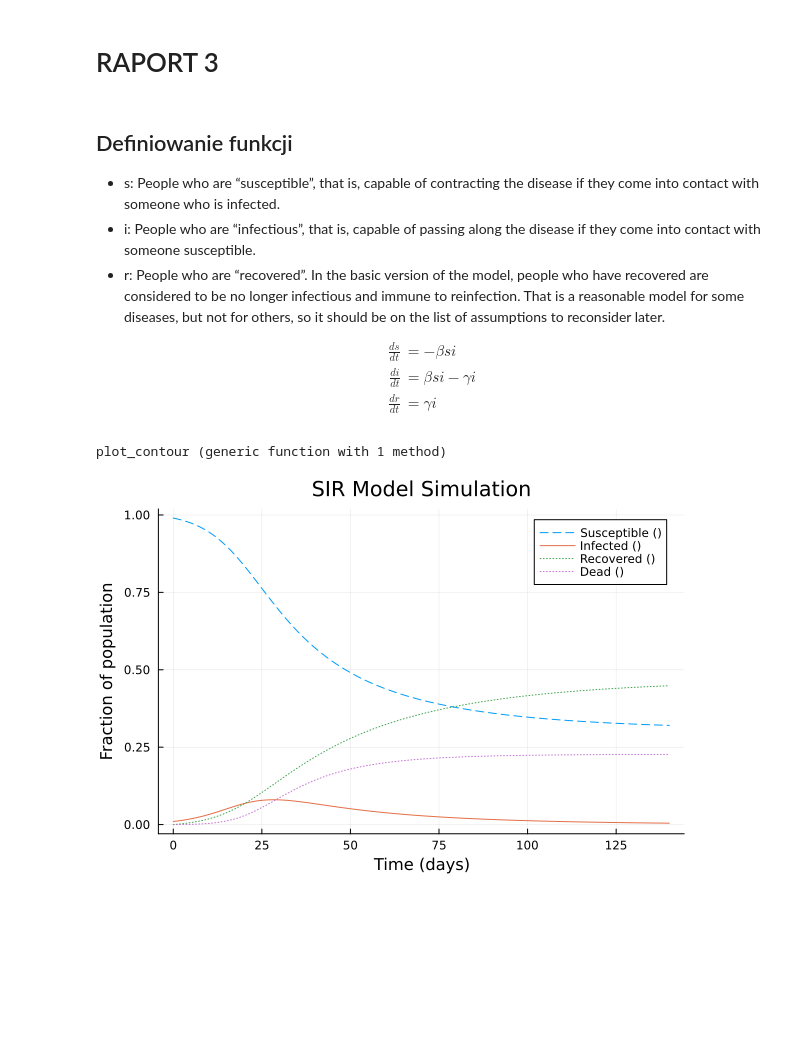
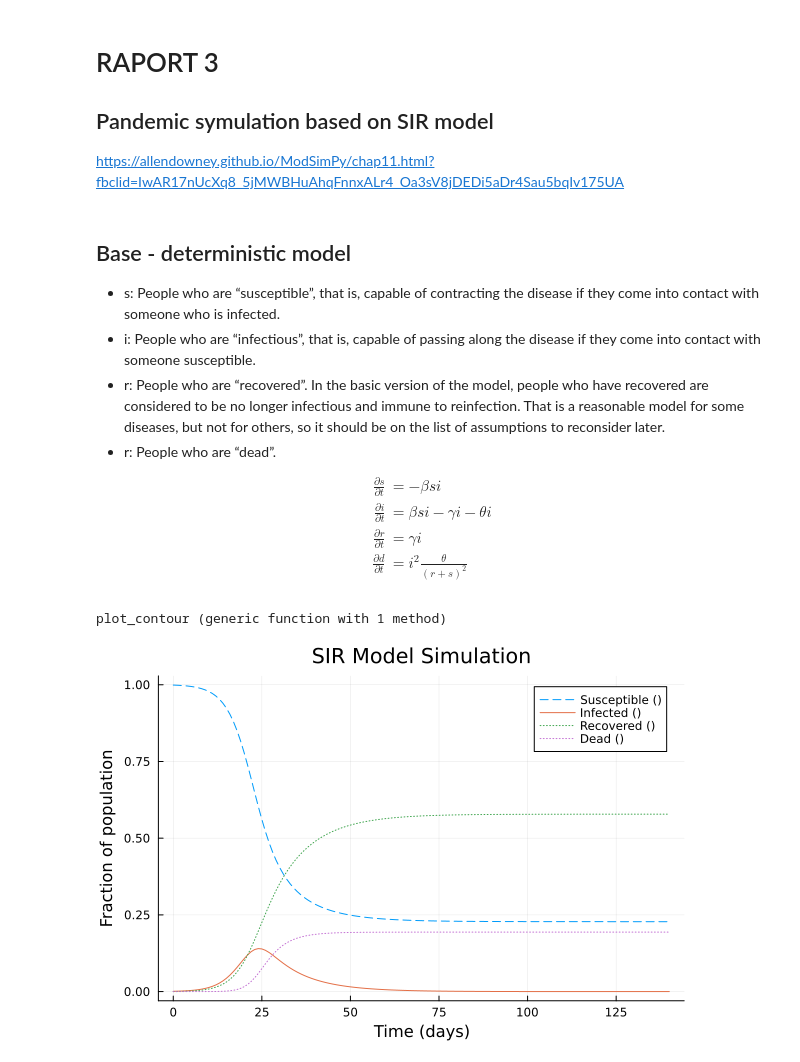
Before and after one commit to zuzannadawid/raport3, a Jupyter notebook: SIR simulation.ipynb, the cells around one changed output. Saved outputs shown, nothing was run; the diff lists cells and outputs as text; code cells hidden in the pictures; blank space fills up the shorter version.

```diff
--- a/SIR simulation.ipynb
+++ b/SIR simulation.ipynb
@@ -1,3 +1,5 @@
 # %% [markdown]
 # RAPORT 3
+## Pandemic symulation based on SIR model
+https://allendowney.github.io/ModSimPy/chap11.html?fbclid=IwAR17nUcXq8_5jMWBHuAhqFnnxALr4_Oa3sV8jDEDi5aDr4Sau5bqIv175UA
 # %%
@@ -6,22 +7,24 @@ using DataFrames
 # %% [markdown]
-## Definiowanie funkcji
+## Base - deterministic model
 
 * s: People who are “susceptible”, that is, capable of contracting the disease if they come into contact with someone who is infected.
 * i: People who are “infectious”, that is, capable of passing along the disease if they come into contact with someone susceptible.
 * r: People who are “recovered”. In the basic version of the model, people who have recovered are considered to be no longer infectious and immune to reinfection. That is a reasonable model for some diseases, but not for others, so it should be on the list of assumptions to reconsider later.
+*  r: People who are “dead”.
 
 \begin{equation}
 \begin{aligned}
-\frac{ds}{dt} &= -β si \\
-\frac{di}{dt} &= β si - γ i \\
-\frac{dr}{dt} &= γ i
+\frac{\partial s}{\partial t} &= -β si \\
+\frac{\partial i}{\partial t} &= β si - γ i - θ i\\
+\frac{\partial r}{\partial t} &= γ i \\
+\frac{\partial d}{\partial t} &= i^2 \frac{θ}{(r+s)^2}
 \end{aligned}
 \end{equation}
 # %%
 
 # Initial state - stan początkowy w funkcji make_system
 function initial_state()
-    s = 99.0
+    s = 999.0
     i = 1.0
     r = 0.0
     d = 0.0
@@ -56,7 +59,7 @@ function update_state(s, i, r, d, system)
 
     infected = β * i * s
     recovered = γ * i
-    dead = θ*(i^2)
+    dead = θ*(i^2)/((s + r)^2)
 
     s -= infected
     i += infected - recovered - dead
@@ -164,15 +167,15 @@ plot_contour (generic function with 1 method)
 # %%
 # Główna część programu
 i = 0
-β = 1 / 4
-γ = 1 / 10
-θ = 1
+β = 1 / 2
+γ = 1 / 5
+θ = 1 / 2
 system = make_system(β, γ, θ)
 add_immunization(system, i)
 S, I, R, D = run_simulation(system, update_state)
 plot_results(S, I, R, D, "")
 # %% [output]
-[figure, old version]
+[figure, new version]
 # %%
 i = 0.1  # procent zaszczepionej populacji
 system2 = make_system(β, γ, θ)
```
Also changed, not shown: parts of 10 cells of this notebook.
